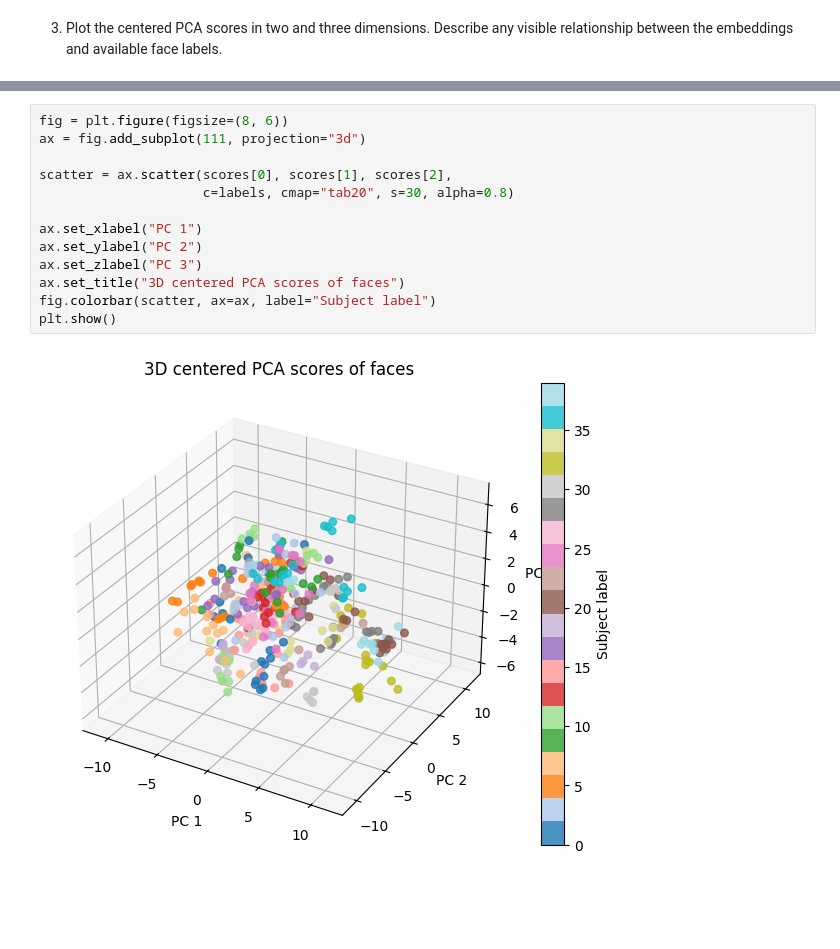
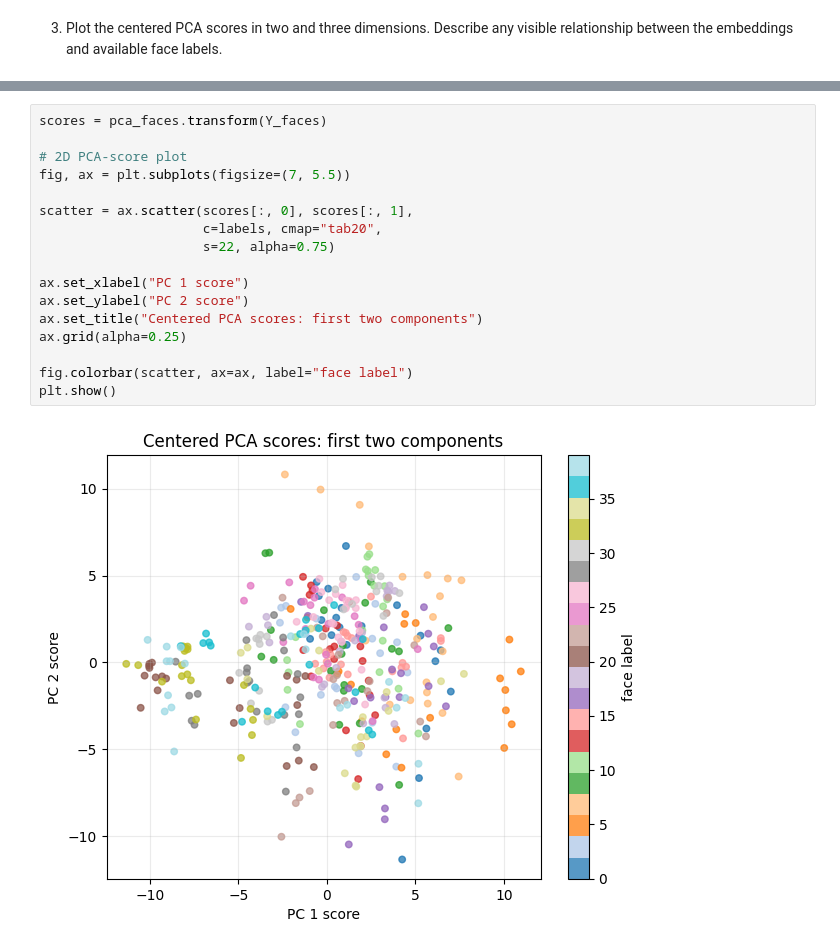
Before and after one commit to maxmartin40/Math-6610-Projects, a Jupyter notebook: Homework4.ipynb, the cells around one changed output, grey strips where cells are left out. Drawn from its saved outputs; the diff is of its cells as text; blank space fills up the shorter version.

```diff
--- a/Homework4.ipynb
+++ b/Homework4.ipynb
@@ -181,15 +272,19 @@ plt.show()
-# %%
-fig = plt.figure(figsize=(8, 6))
-ax = fig.add_subplot(111, projection="3d")
-
-scatter = ax.scatter(scores[0], scores[1], scores[2],
-                     c=labels, cmap="tab20", s=30, alpha=0.8)
-
-ax.set_xlabel("PC 1")
-ax.set_ylabel("PC 2")
-ax.set_zlabel("PC 3")
-ax.set_title("3D centered PCA scores of faces")
-fig.colorbar(scatter, ax=ax, label="Subject label")
-plt.show()
-# %% [output]
-[figure, removed]
+# %%
+scores = pca_faces.transform(Y_faces)
+
+# 2D PCA-score plot
+fig, ax = plt.subplots(figsize=(7, 5.5))
+
+scatter = ax.scatter(scores[:, 0], scores[:, 1],
+                     c=labels, cmap="tab20",
+                     s=22, alpha=0.75)
+
+ax.set_xlabel("PC 1 score")
+ax.set_ylabel("PC 2 score")
+ax.set_title("Centered PCA scores: first two components")
+ax.grid(alpha=0.25)
+
+fig.colorbar(scatter, ax=ax, label="face label")
+plt.show()
+# %% [output]
+[figure, added]
```
Also changed, not shown: parts of 9 cells of this notebook.
